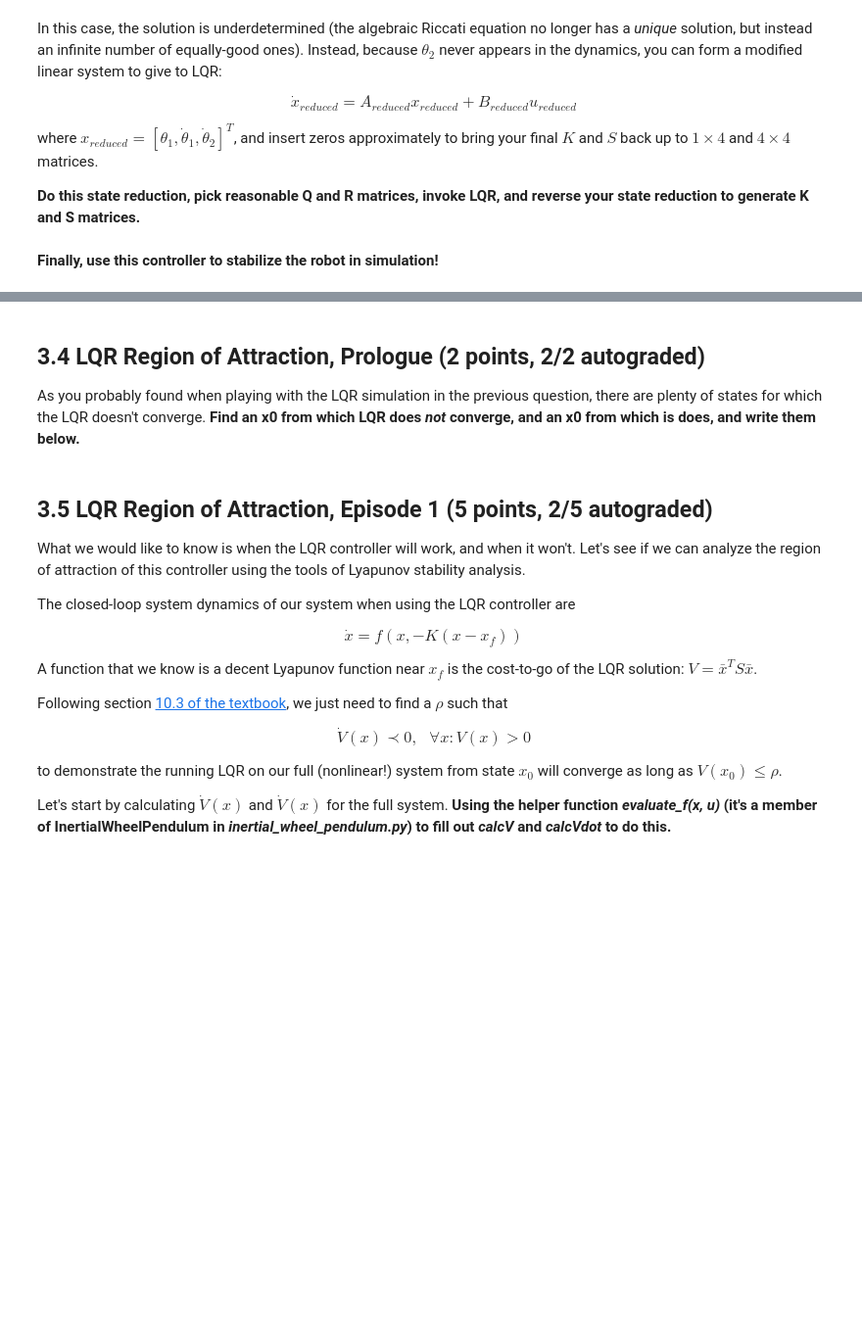
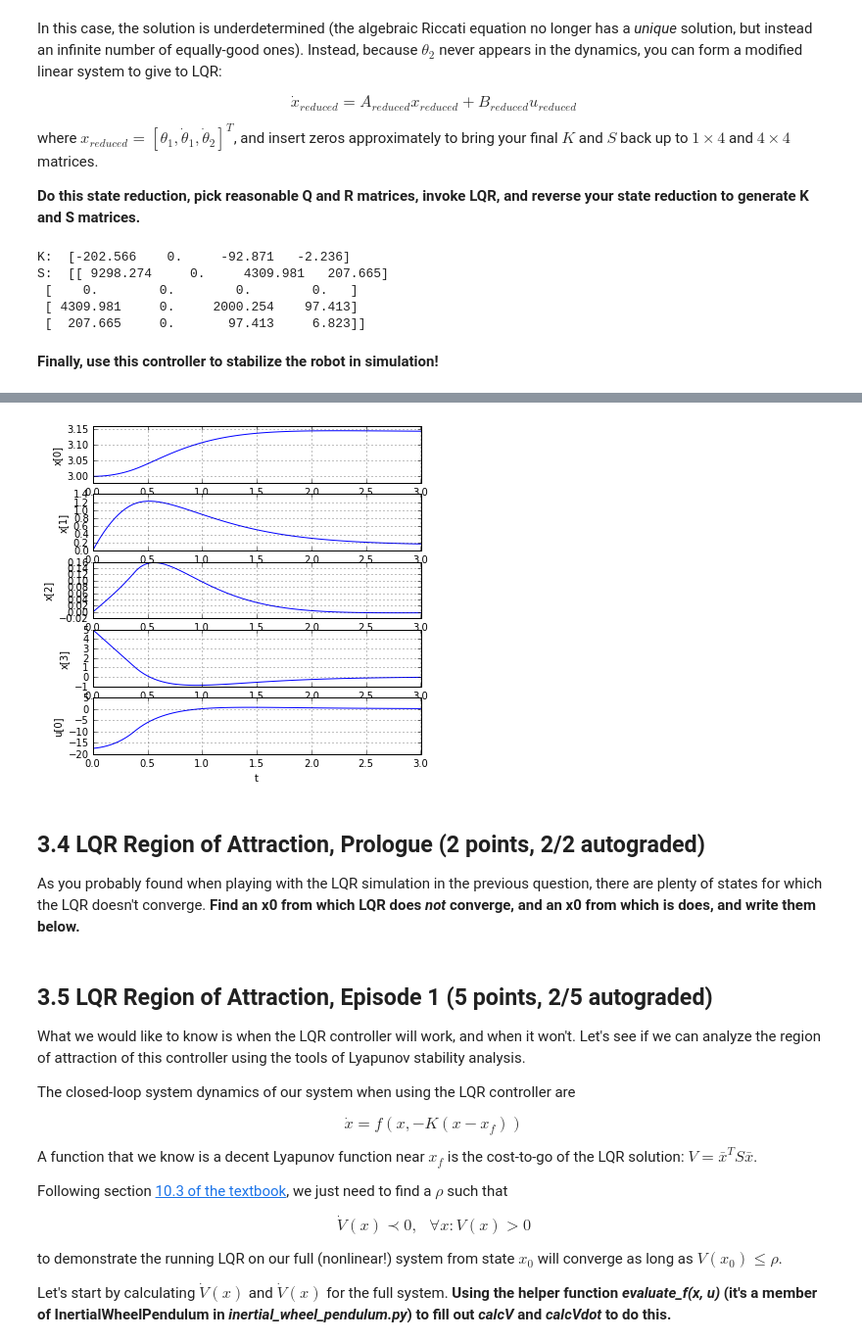
Before and after one commit to Raiszo/underactuated_6.832, a Jupyter notebook: set_3_code/set_3.ipynb, the cells around one changed output, grey strips where cells are left out. Shown at 98% size. Drawn from its saved outputs; the diff is of its cells as text; code cells hidden in the pictures; blank space fills up the shorter version.

```diff
--- a/set_3_code/set_3.ipynb
+++ b/set_3_code/set_3.ipynb
@@ -563,11 +580,31 @@ def create_reduced_lqr(A, B):
     # https://docs.scipy.org/doc/numpy/reference/generated/numpy.insert.html
     # might be useful for helping with the state reduction.
 
+    _A = np.delete(A, 1, axis=1)
+    _A = np.delete(_A, 1, axis=0)
+    _B = B[[0,2,3]]
+
+    Q = np.array([10, 5, 5]) * np.eye(3)
+    R = [1.]
+
+    _K, _S = LinearQuadraticRegulator(_A, _B, Q, R)
+
+
+    K = np.insert(_K, 1, 0)
+
+    S = np.insert(_S, 1, np.zeros(3), axis=1)
+    S = np.insert(S, 1, np.zeros(4), axis=0)
     return (K, S)
 
 K, S = create_reduced_lqr(A, B)
 print "K: ", K
 print "S: ", S
+# %% [output]
+K:  [-202.566    0.     -92.871   -2.236]
+S:  [[ 9298.274     0.     4309.981   207.665]
+ [    0.        0.        0.        0.   ]
+ [ 4309.981     0.     2000.254    97.413]
+ [  207.665     0.       97.413     6.823]]
 # %% [markdown]
 **Finally, use this controller to stabilize the robot in simulation!**
 # %%
@@ -589,11 +626,11 @@ def lqr_controller(x):
     to use your computed LQR controller (i.e. gain matrix
     K) to stabilize the robot by setting u appropriately.
     '''
-
+    u = - K.dot(x-xf) + uf
     return u
 
 # Run forward simulation from the specified initial condition
-duration = 2.
+duration = 3.
 x0 = [3, 0.0, 0.0, 5.0]
 input_log, state_log = \
     RunSimulation(pendulum_plant,
@@ -620,3 +657,4 @@ viz = InertialWheelPendulumVisualizer(pendulum_plant)
 ani = viz.animate(input_log, state_log, 30, repeat=True)
 plt.close(viz.fig)
 HTML(ani.to_html5_video())
+# %% [output]
@@ -623,3 +662,4 @@ HTML(ani.to_html5_video())
+[figure, added]
 # %% [markdown]
 ## 3.4 LQR Region of Attraction, Prologue (2 points, 2/2 autograded)
 
```
Also changed, not shown: parts of 6 cells of this notebook.
